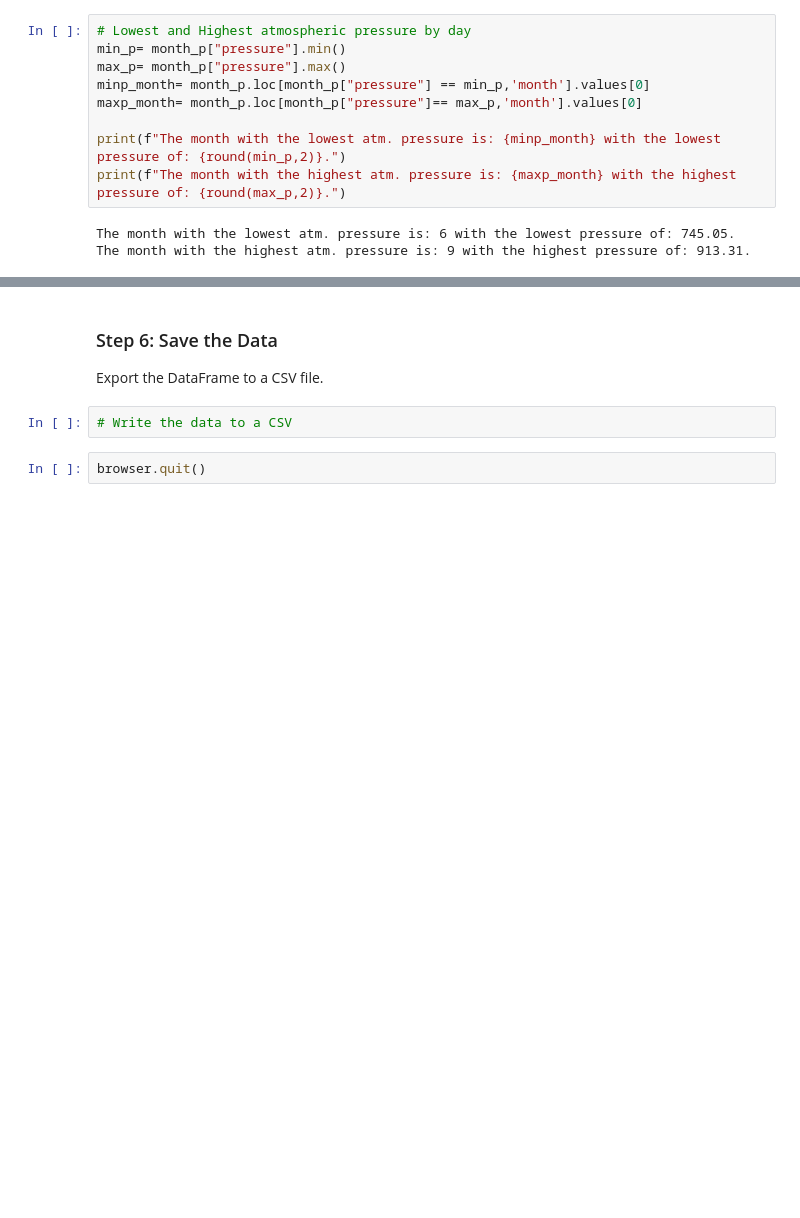
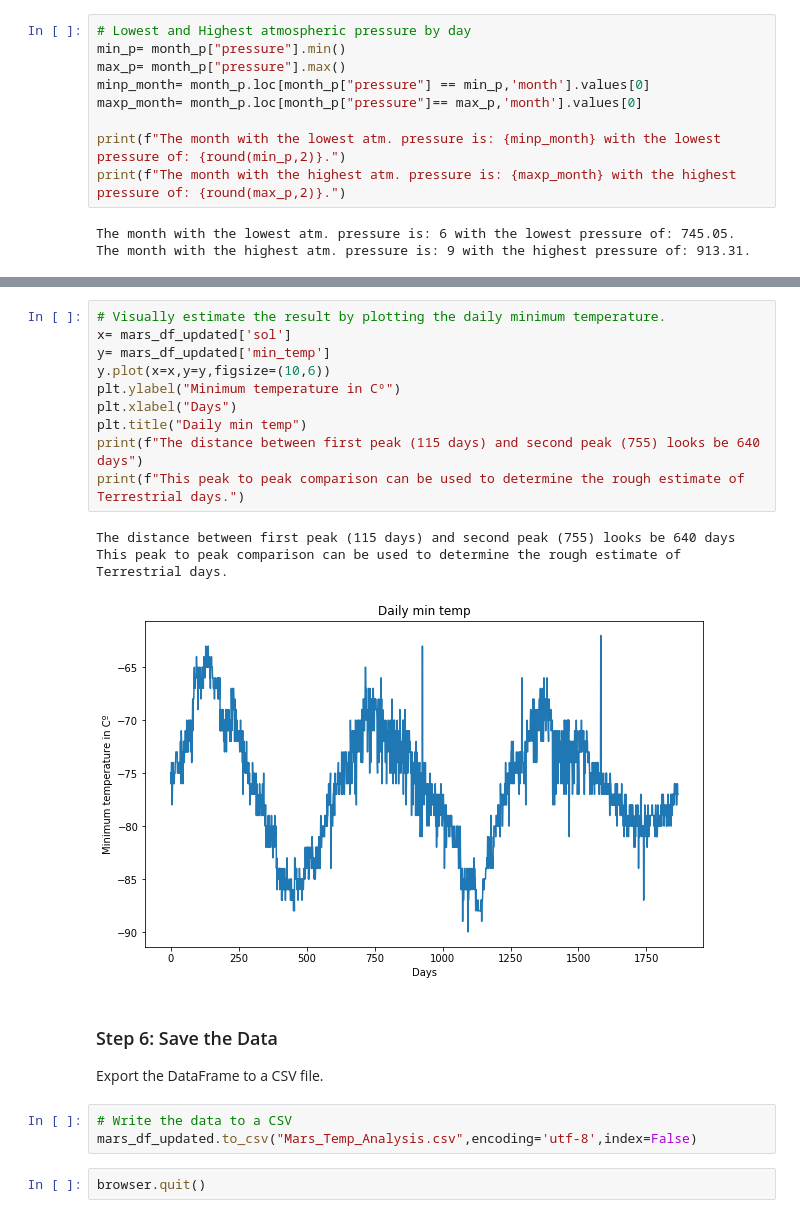
Before and after one commit to djthapa22/HTML-Challenge, a Jupyter notebook: Starter_Code/part_2_mars_weather.ipynb, the cells around one changed output, grey strips where cells are left out. Cells and saved outputs as stored; diff of their text form; blank space fills up the shorter version.

```diff
--- a/Starter_Code/part_2_mars_weather.ipynb
+++ b/Starter_Code/part_2_mars_weather.ipynb
@@ -283,8 +300,23 @@ The distance from peak to peak is roughly 1425-750, or 675 days. A year on Mars
+# %%
+# Visually estimate the result by plotting the daily minimum temperature.
+x= mars_df_updated['sol']
+y= mars_df_updated['min_temp']
+y.plot(x=x,y=y,figsize=(10,6))
+plt.ylabel("Minimum temperature in Cº")
+plt.xlabel("Days")
+plt.title("Daily min temp")
+print(f"The distance between first peak (115 days) and second peak (755) looks be 640 days")
+print(f"This peak to peak comparison can be used to determine the rough estimate of Terrestrial days.")
+# %% [output]
+The distance between first peak (115 days) and second peak (755) looks be 640 days
+This peak to peak comparison can be used to determine the rough estimate of Terrestrial days.
+[figure, added]
 # %% [markdown]
 ### Step 6: Save the Data
 
 Export the DataFrame to a CSV file.
 # %%
 # Write the data to a CSV
+mars_df_updated.to_csv("Mars_Temp_Analysis.csv",encoding='utf-8',index=False)
 # %%
 browser.quit()
```
Also changed, not shown: parts of 6 cells of this notebook, 2 other files.
